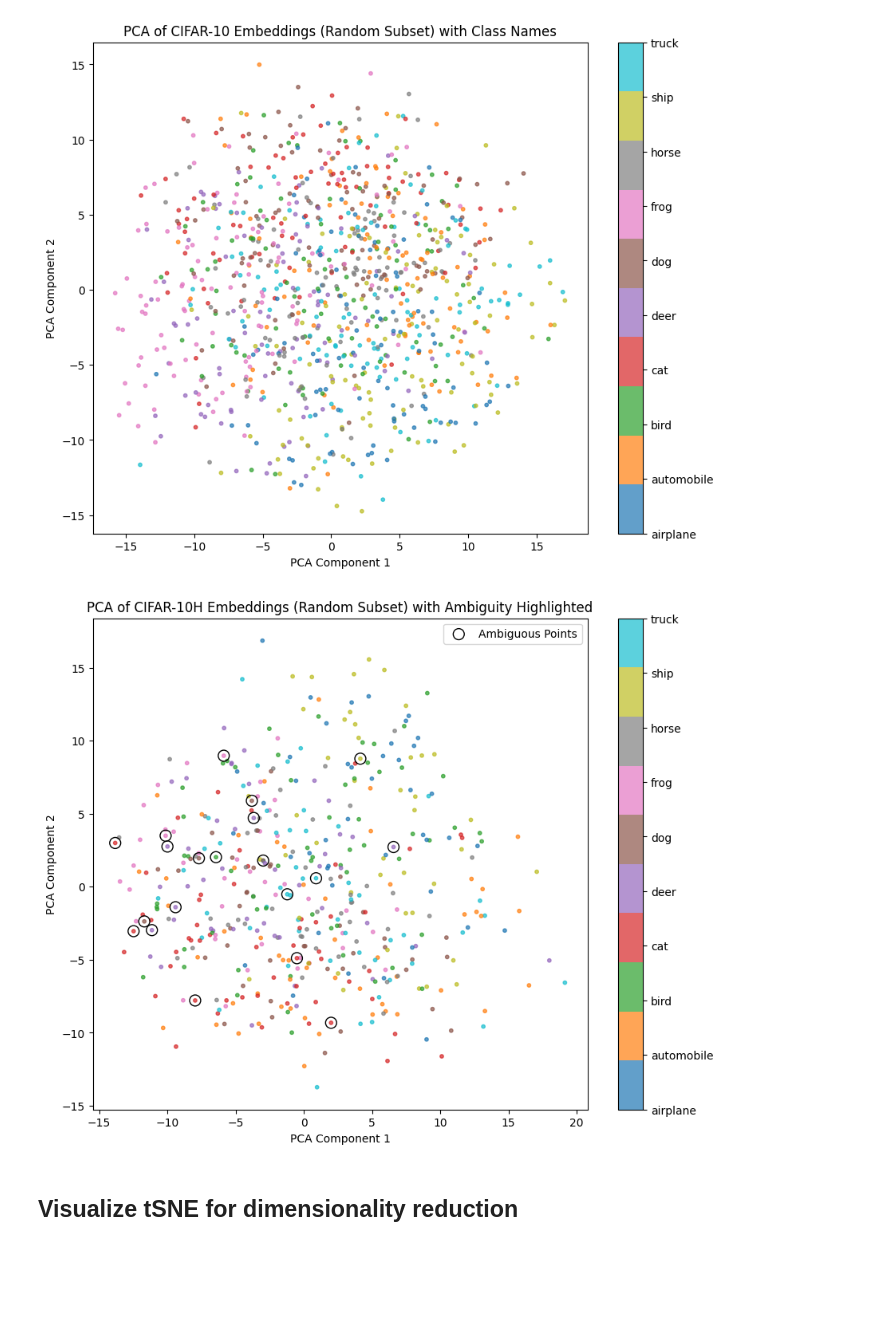
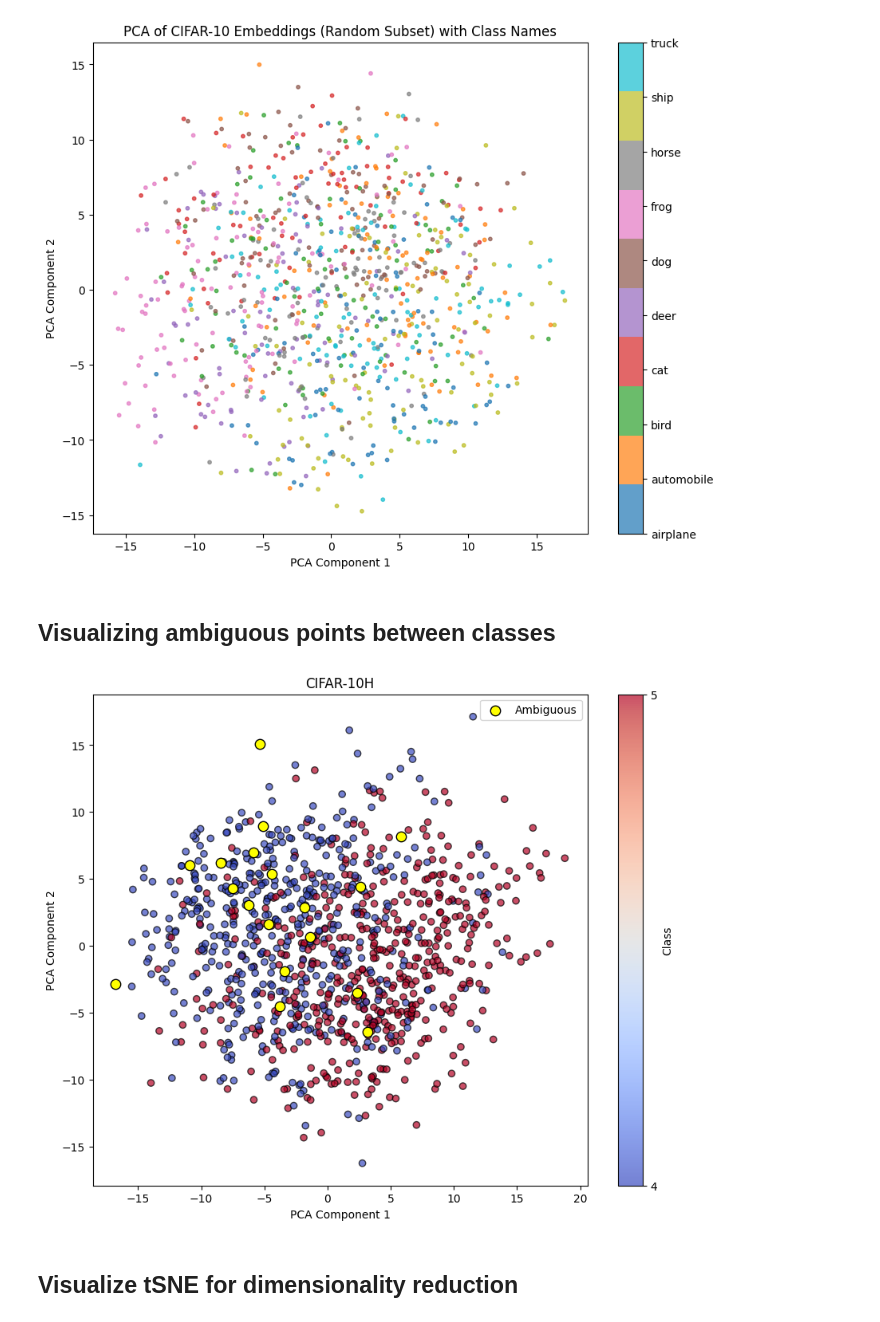
Before and after one commit to cdhmarsh/cs229_final_pub, a Jupyter notebook: baselines/visualize_cifar10.ipynb, the cells around one changed output. Cells and saved outputs as stored; diff of their text form; code cells hidden in the pictures; blank space fills up the shorter version.

```diff
--- a/baselines/visualize_cifar10.ipynb
+++ b/baselines/visualize_cifar10.ipynb
@@ -184,50 +168,62 @@ def plot_pca(embeddings, labels, title, subset_size=500):
 plot_pca(cifar10_embeddings, cifar10_labels, 'CIFAR-10', subset_size=1000)
 # %% [output]
 [figure]
+# %% [markdown]
+## Visualizing ambiguous points between classes
 # %%
-def plot_pca_with_ambiguity(embeddings, labels, title, class_names, subset_size=500, entropy_threshold=2.0):
+# plot pca with ambiguity between two classes
+def plot_pca_with_ambiguity(embeddings, labels, title, class_names, class_indices, subset_size=500, entropy_threshold=2.0):
+
+    # Filter points for the specified classes
+    class_1_idx, class_2_idx = class_indices
+    is_class_1 = np.argmax(labels, axis=1) == class_1_idx
+    is_class_2 = np.argmax(labels, axis=1) == class_2_idx
+    mask = is_class_1 | is_class_2
+    filtered_embeddings = embeddings[mask]
+    filtered_labels = labels[mask]
+
     # Randomly select indices for the subset
-    indices = np.random.choice(embeddings.shape[0], subset_size, replace=False)
-    subset_embeddings = embeddings[indices]
-    subset_labels = labels[indices]
+    indices = np.random.choice(filtered_embeddings.shape[0], subset_size, replace=False)
+    subset_embeddings = filtered_embeddings[indices]
+    subset_labels = filtered_labels[indices]
 
-    # Calculate entropy for each label distribution
-    entropies = np.apply_along_axis(entropy, 1, subset_labels)
+    # Extract probabilities for the two classes and normalize
+    two_class_probs = subset_labels[:, [class_1_idx, class_2_idx]]
+    two_class_probs = two_class_probs / np.sum(two_class_probs, axis=1, keepdims=True)
+
+    # Calculate entropy for the two-class distributions
+    entropies = -np.sum(two_class_probs * np.log(two_class_probs + 1e-9), axis=1)  # Add small value to avoid log(0)
 
     # Perform PCA
     pca = PCA(n_components=2)
     embeddings_2d = pca.fit_transform(subset_embeddings)
 
-    # Plot PCA
+    # Create scatter plot
     plt.figure(figsize=(10, 8))
+    colors = np.argmax(subset_labels, axis=1)
+    scatter = plt.scatter(
+        embeddings_2d[:, 0], embeddings_2d[:, 1],
+        c=colors, cmap='coolwarm', edgecolor='k', alpha=0.7
+    )
+    plt.colorbar(scatter, ticks=[class_1_idx, class_2_idx], label='Class')
+    plt.title(title)
+    plt.xlabel('PCA Component 1')
+    plt.ylabel('PCA Component 2')
 
-    # Plot points with color based on the predicted class (the maximum of the label distribution)
-    predicted_classes = np.argmax(subset_labels, axis=1)
-    scatter = plt.scatter(embeddings_2d[:, 0], embeddings_2d[:, 1], c=predicted_classes, cmap='tab10', alpha=0.7, s=10)
-
-    # Highlight ambiguous points by circling them
-    ambiguous_points = entropies > entropy_threshold
-    plt.scatter(embeddings_2d[ambiguous_points, 0], embeddings_2d[ambiguous_points, 1],
-                facecolors='none', edgecolors='black', s=100, label='Ambiguous Points')
-
-    # Colorbar for the scatter plot
-    cbar = plt.colorbar(scatter, ticks=range(10))
-    cbar.ax.set_yticklabels(class_names)  # Set the class names as color bar labels
-
-    # Labels and title
-    plt.xlabel("PCA Component 1")
-    plt.ylabel("PCA Component 2")
-    plt.title(f"PCA of {title} Embeddings (Random Subset) with Ambiguity Highlighted")
-
-    # Show plot
-    plt.legend(loc='upper right')
+    # Highlight ambiguous points
+    ambiguous_mask = entropies > entropy_threshold
+    plt.scatter(
+        embeddings_2d[ambiguous_mask, 0], embeddings_2d[ambiguous_mask, 1],
+        facecolors='yellow', edgecolors='black', s=80, label='Ambiguous'
+    )
+    plt.legend()
     plt.show()
 
 # Example usage with a random subset of 500 points
 # 'cifar10h_labels' should be your CIFAR-10H label distributions
-plot_pca_with_ambiguity(cifar10h_embeddings, cifar10h_labels, 'CIFAR-10H', class_names, subset_size=500, entropy_threshold=0.7)
+plot_pca_with_ambiguity(cifar10h_embeddings, cifar10h_labels, 'CIFAR-10H', class_names, [4, 5], subset_size=1000, entropy_threshold=0.5)
 # %% [output]
-[figure, old version]
+[figure, new version]
 # %% [markdown]
 ## Visualize tSNE for dimensionality reduction
 # %%
```
Also changed, not shown: parts of 3 cells of this notebook, 1 other file.
